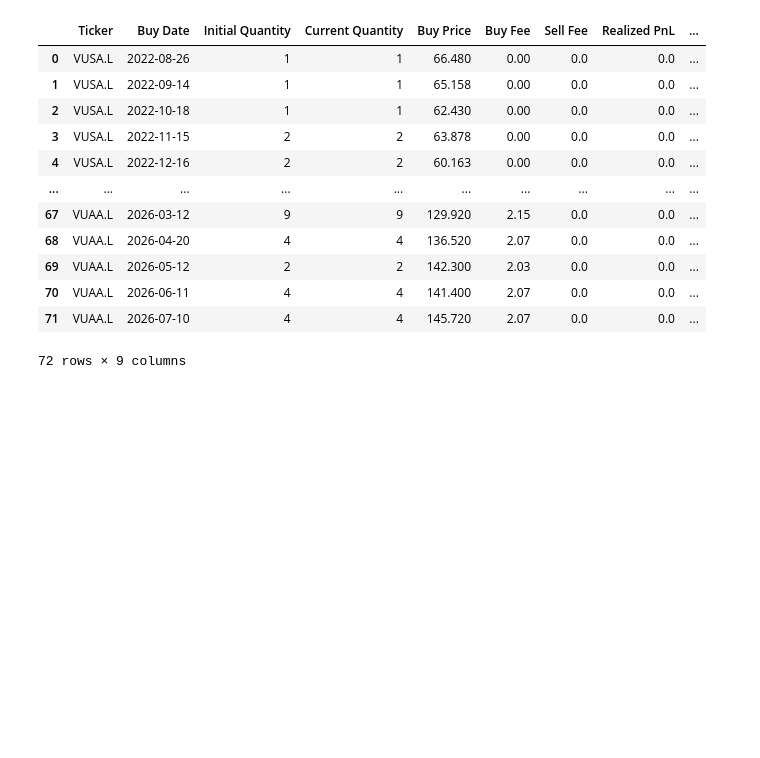
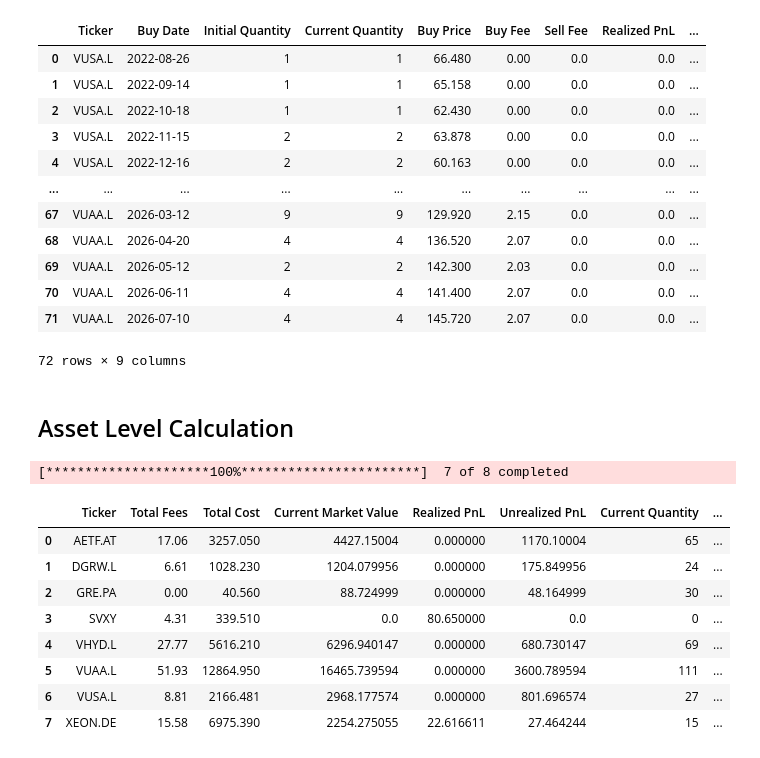
Before and after one commit to charis-kapidis/investment-tracker, a Jupyter notebook: notebooks/02_metrics_calculation.ipynb, the cells around one changed output. Cells and saved outputs as stored; diff of their text form; code cells hidden in the pictures; blank space fills up the shorter version.

Commit message:
feat: Asset Level Metrics

```diff
--- a/notebooks/02_metrics_calculation.ipynb
+++ b/notebooks/02_metrics_calculation.ipynb
@@ -120,3 +120,5 @@ pd.DataFrame(lots)
 | 70 | VUAA.L | 2026-06-11 | 4 | 4 | 141.400 | 2.07 | 0.0 | 0.0 | ... |
 | 71 | VUAA.L | 2026-07-10 | 4 | 4 | 145.720 | 2.07 | 0.0 | 0.0 | ... |
 72 rows × 9 columns
+# %% [markdown]
+## Asset Level Calculation
@@ -122,0 +133,62 @@ pd.DataFrame(lots)
+# %%
+filename = "real_transactions.csv"
+
+transaction_data, tickers = input_handling(filename)
+
+current_prices = get_current_prices(tickers)
+
+transaction_data = transaction_level_metrics(transaction_data, current_prices)
+
+lot_data = lot_level_metrics(transaction_data, current_prices)
+# %% [output]
+[*********************100%***********************]  7 of 8 completed
+# %%
+lot_data_temp = lot_data.copy()
+
+lot_data_temp['Cost Of Sold'] = (
+    (lot_data_temp["Initial Quantity"] - lot_data_temp["Current Quantity"]) * lot_data_temp["Buy Price"]) + \
+    (lot_data_temp["Buy Fee"] * ((lot_data_temp["Initial Quantity"] - lot_data_temp["Current Quantity"]) / lot_data_temp["Initial Quantity"])) + \
+    lot_data_temp["Sell Fee"]
+
+lot_data_temp['Cost Of Remaining'] = (
+    lot_data_temp["Current Quantity"] * lot_data_temp["Buy Price"]) + \
+    (lot_data_temp["Buy Fee"] * (lot_data_temp["Current Quantity"] / lot_data_temp["Initial Quantity"]))
+
+lot_data_temp['Raw Remaining Cost'] = lot_data_temp["Current Quantity"] * lot_data_temp["Buy Price"]
+
+aggs = {
+    'Total Fees': ('Total Fees', 'sum'),
+    'Total Cost': ('Total Cost', 'sum'),
+    'Current Market Value': ('Current Market Value', 'sum'),
+    'Realized PnL': ('Realized PnL', 'sum'),
+    'Unrealized PnL': ('Unrealized PnL', 'sum'),
+    'Current Quantity': ('Current Quantity', 'sum'),
+    'Cost Of Remaining': ('Cost Of Remaining', 'sum'),
+    'Cost Of Sold': ('Cost Of Sold', 'sum'),
+    'Raw Remaining Cost': ('Raw Remaining Cost', 'sum')
+}
+
+
+asset_data = lot_data_temp.groupby("Ticker").agg(**aggs).reset_index(drop=False)
+
+asset_data["Realized PnL %"] = ((asset_data['Realized PnL'] / asset_data['Cost Of Sold'].replace(0, np.nan)) * 100).replace(np.nan, 0)
+
+asset_data["Unrealized PnL %"] = ((asset_data['Unrealized PnL'] / asset_data['Cost Of Remaining'].replace(0, np.nan)) * 100).replace(np.nan, 0)
+
+asset_data['Total Return %'] = (((asset_data['Realized PnL'] + asset_data['Unrealized PnL']) / asset_data['Total Cost'].replace(0, np.nan)) * 100).replace(np.nan, 0)
+
+asset_data['Average Entry Price'] = (asset_data['Raw Remaining Cost'] / asset_data['Current Quantity'].replace(0, np.nan)).replace(np.nan, 0)
+
+asset_data['Percentage of Portfolio'] = ((asset_data['Current Market Value'] / asset_data['Current Market Value'].sum()) * 100 if asset_data['Current Market Value'].sum() != 0 else 0).replace(np.nan, 0)
+
+asset_data
+# %% [output]
+|  | Ticker | Total Fees | Total Cost | Current Market Value | Realized PnL | Unrealized PnL | Current Quantity | ... |
+| 0 | AETF.AT | 17.06 | 3257.050 | 4427.15004 | 0.000000 | 1170.10004 | 65 | ... |
+| 1 | DGRW.L | 6.61 | 1028.230 | 1204.079956 | 0.000000 | 175.849956 | 24 | ... |
+| 2 | GRE.PA | 0.00 | 40.560 | 88.724999 | 0.000000 | 48.164999 | 30 | ... |
+| 3 | SVXY | 4.31 | 339.510 | 0.0 | 80.650000 | 0.0 | 0 | ... |
+| 4 | VHYD.L | 27.77 | 5616.210 | 6296.940147 | 0.000000 | 680.730147 | 69 | ... |
+| 5 | VUAA.L | 51.93 | 12864.950 | 16465.739594 | 0.000000 | 3600.789594 | 111 | ... |
+| 6 | VUSA.L | 8.81 | 2166.481 | 2968.177574 | 0.000000 | 801.696574 | 27 | ... |
+| 7 | XEON.DE | 15.58 | 6975.390 | 2254.275055 | 22.616611 | 27.464244 | 15 | ... |
```
Also changed, not shown: parts of 2 cells of this notebook, 3 other files.
